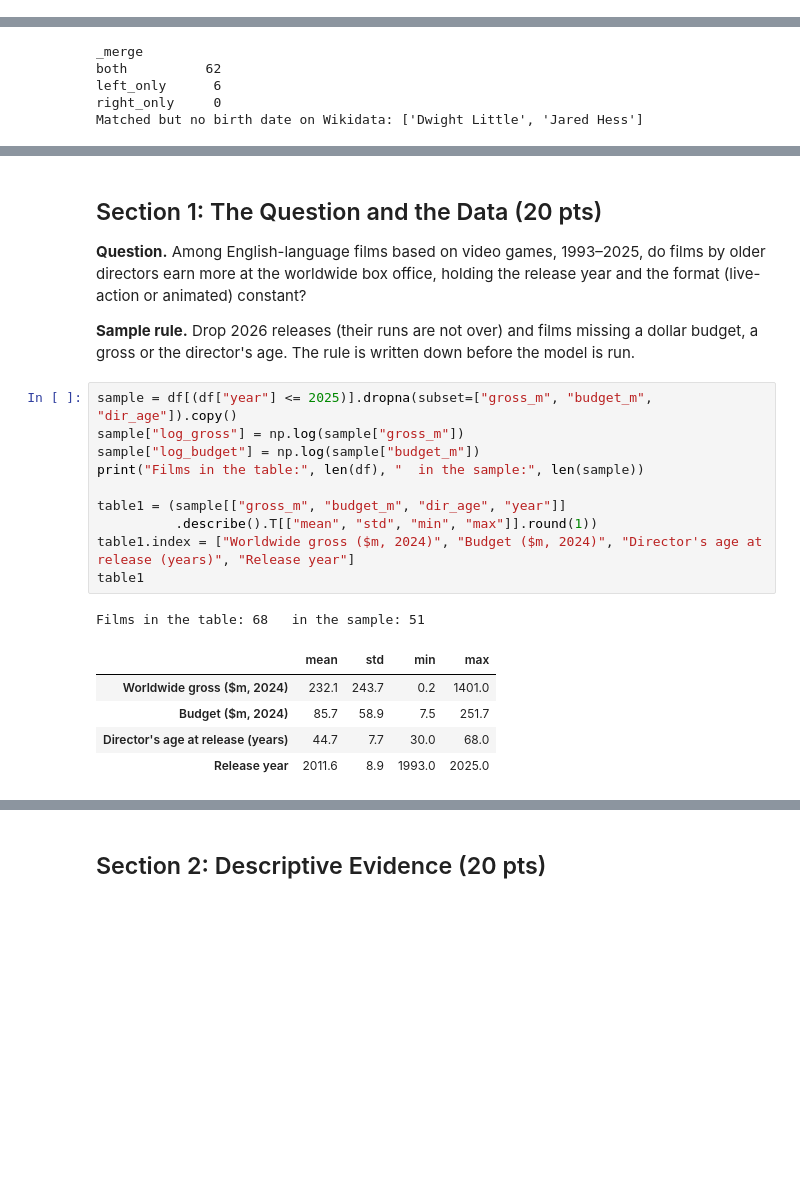
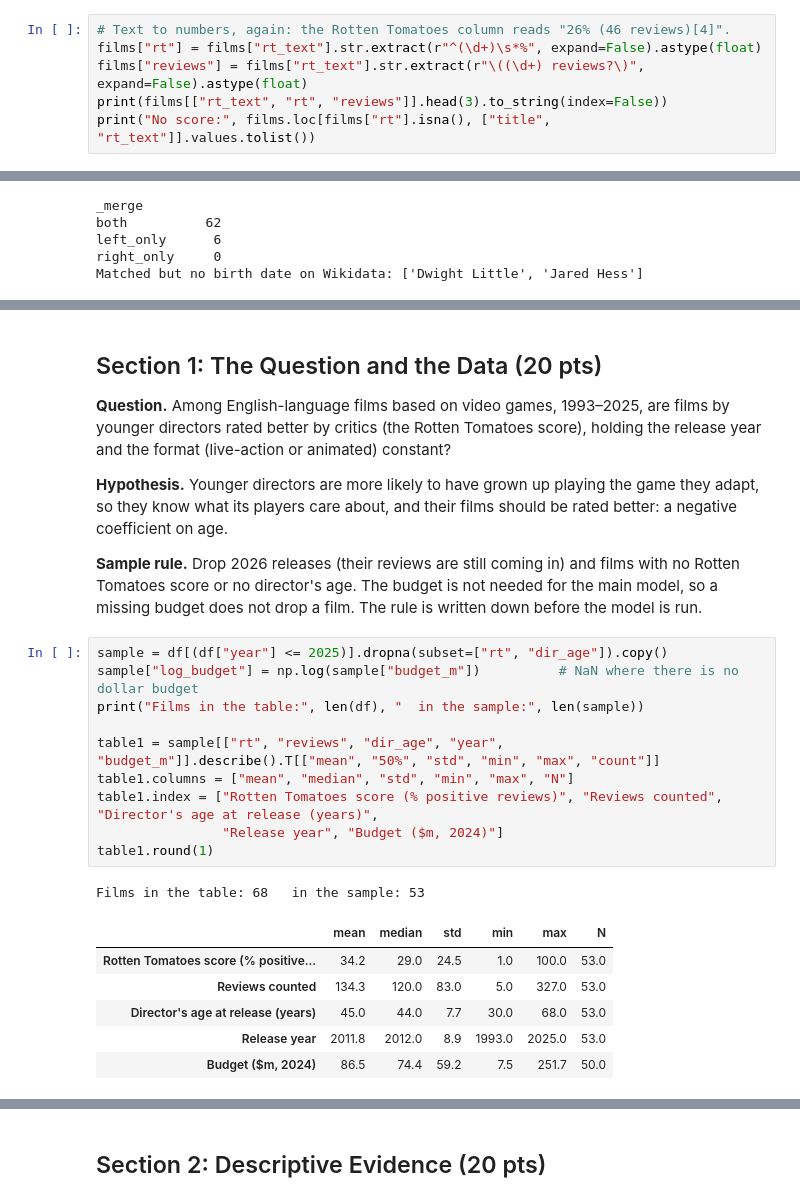
Before and after one commit to RyanPiao/econ3916-midterm-example, a Jupyter notebook: midterm-example-movies.ipynb, the cells around one changed output, grey strips where cells are left out. Saved outputs shown, nothing was run; the diff lists cells and outputs as text; blank space fills up the shorter version.

```diff
--- a/midterm-example-movies.ipynb
+++ b/midterm-example-movies.ipynb
@@ -100,3 +100,9 @@ not_usd = films["budget_text"].notna() & films["budget"].isna()
 print("Budgets not in US dollars:", films.loc[not_usd, ["title", "budget_text"]].values.tolist())
 # %% [output]
 Budgets not in US dollars: [['Moshi Monsters: The Movie', '£2.3\xa0million[285]']]
+# %%
+# Text to numbers, again: the Rotten Tomatoes column reads "26% (46 reviews)[4]".
+films["rt"] = films["rt_text"].str.extract(r"^(\d+)\s*%", expand=False).astype(float)
+films["reviews"] = films["rt_text"].str.extract(r"\((\d+) reviews?\)", expand=False).astype(float)
+print(films[["rt_text", "rt", "reviews"]].head(3).to_string(index=False))
+print("No score:", films.loc[films["rt"].isna(), ["title", "rt_text"]].values.tolist())
@@ -167,28 +180,33 @@ Super Mario Bros.  1993 20929518.0  45.444204
 # %% [markdown]
 ## Section 1: The Question and the Data (20 pts)
 
-**Question.** Among English-language films based on video games, 1993–2025, do films by older directors earn more
-at the worldwide box office, holding the release year and the format (live-action or animated) constant?
+**Question.** Among English-language films based on video games, 1993–2025, are films by younger directors rated
+better by critics (the Rotten Tomatoes score), holding the release year and the format (live-action or animated) constant?
 
-**Sample rule.** Drop 2026 releases (their runs are not over) and films missing a dollar budget, a gross or the
-director's age. The rule is written down before the model is run.
+**Hypothesis.** Younger directors are more likely to have grown up playing the game they adapt, so they know what its
+players care about, and their films should be rated better: a negative coefficient on age.
+
+**Sample rule.** Drop 2026 releases (their reviews are still coming in) and films with no Rotten Tomatoes score or no
+director's age. The budget is not needed for the main model, so a missing budget does not drop a film. The rule is
+written down before the model is run.
 # %%
-sample = df[(df["year"] <= 2025)].dropna(subset=["gross_m", "budget_m", "dir_age"]).copy()
-sample["log_gross"] = np.log(sample["gross_m"])
-sample["log_budget"] = np.log(sample["budget_m"])
+sample = df[(df["year"] <= 2025)].dropna(subset=["rt", "dir_age"]).copy()
+sample["log_budget"] = np.log(sample["budget_m"])          # NaN where there is no dollar budget
 print("Films in the table:", len(df), "  in the sample:", len(sample))
 
-table1 = (sample[["gross_m", "budget_m", "dir_age", "year"]]
-          .describe().T[["mean", "std", "min", "max"]].round(1))
-table1.index = ["Worldwide gross ($m, 2024)", "Budget ($m, 2024)", "Director's age at release (years)", "Release year"]
-table1
+table1 = sample[["rt", "reviews", "dir_age", "year", "budget_m"]].describe().T[["mean", "50%", "std", "min", "max", "count"]]
+table1.columns = ["mean", "median", "std", "min", "max", "N"]
+table1.index = ["Rotten Tomatoes score (% positive reviews)", "Reviews counted", "Director's age at release (years)",
+                "Release year", "Budget ($m, 2024)"]
+table1.round(1)
 # %% [output]
-Films in the table: 68   in the sample: 51
+Films in the table: 68   in the sample: 53
-|  | mean | std | min | max |
-| Worldwide gross ($m, 2024) | 232.1 | 243.7 | 0.2 | 1401.0 |
-| Budget ($m, 2024) | 85.7 | 58.9 | 7.5 | 251.7 |
-| Director's age at release (years) | 44.7 | 7.7 | 30.0 | 68.0 |
-| Release year | 2011.6 | 8.9 | 1993.0 | 2025.0 |
+|  | mean | median | std | min | max | N |
+| Rotten Tomatoes score (% positive... | 34.2 | 29.0 | 24.5 | 1.0 | 100.0 | 53.0 |
+| Reviews counted | 134.3 | 120.0 | 83.0 | 5.0 | 327.0 | 53.0 |
+| Director's age at release (years) | 45.0 | 44.0 | 7.7 | 30.0 | 68.0 | 53.0 |
+| Release year | 2011.8 | 2012.0 | 8.9 | 1993.0 | 2025.0 | 53.0 |
+| Budget ($m, 2024) | 86.5 | 74.4 | 59.2 | 7.5 | 251.7 | 50.0 |
 # %%
 # Section 1 self-check (from the starter)
 UNIT = "film"
```
Also changed, not shown: parts of 24 cells of this notebook, 2 other files.
